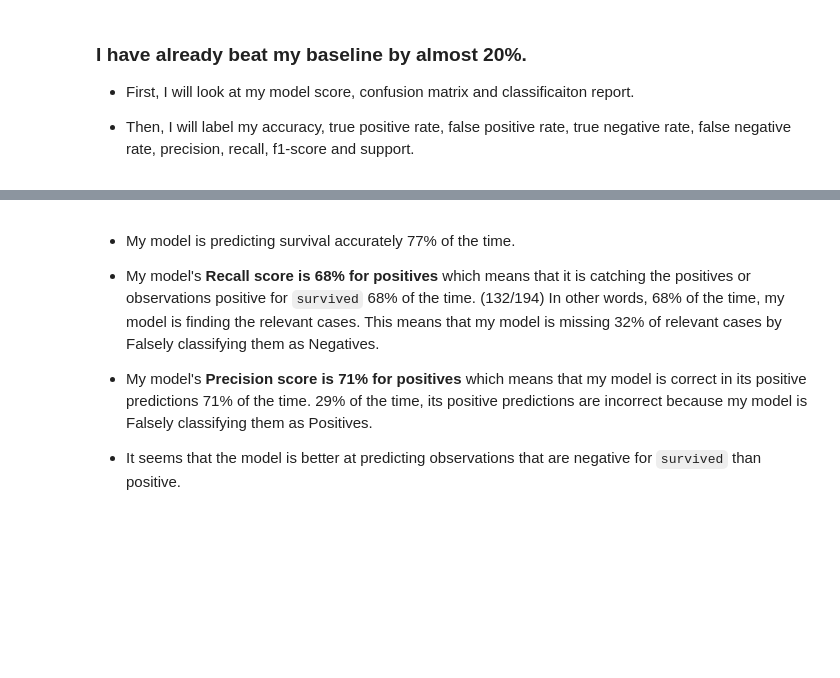
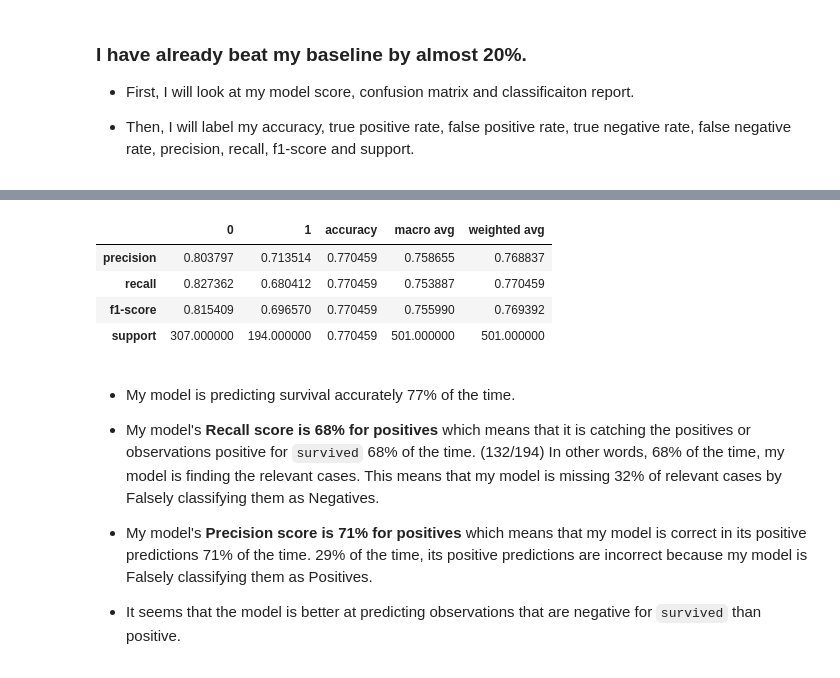
Before and after one commit to faithkane3/ds-methodologies-exercises, a Jupyter notebook: classification/logistic_regression_exercises.ipynb, the cells around one changed output, grey strips where cells are left out. Drawn from its saved outputs; the diff is of its cells as text; code cells hidden in the pictures; blank space fills up the shorter version.

```diff
--- a/classification/logistic_regression_exercises.ipynb
+++ b/classification/logistic_regression_exercises.ipynb
@@ -165,3 +188,13 @@ print(classification_report(eval_df.actual, eval_df.yhat))
+# %%
+# What a pretty way to do this! Thanks, Ryan!
+
+pd.DataFrame(classification_report(eval_df.actual, eval_df.yhat, output_dict=True))
+# %% [output]
+|  | 0 | 1 | accuracy | macro avg | weighted avg |
+| precision | 0.803797 | 0.713514 | 0.770459 | 0.758655 | 0.768837 |
+| recall | 0.827362 | 0.680412 | 0.770459 | 0.753887 | 0.770459 |
+| f1-score | 0.815409 | 0.696570 | 0.770459 | 0.755990 | 0.769392 |
+| support | 307.000000 | 194.000000 | 0.770459 | 501.000000 | 501.000000 |
 # %% [markdown]
 - My model is predicting survival accurately 77% of the time.
 
```
Also changed, not shown: parts of 6 cells of this notebook, 1 other file.
